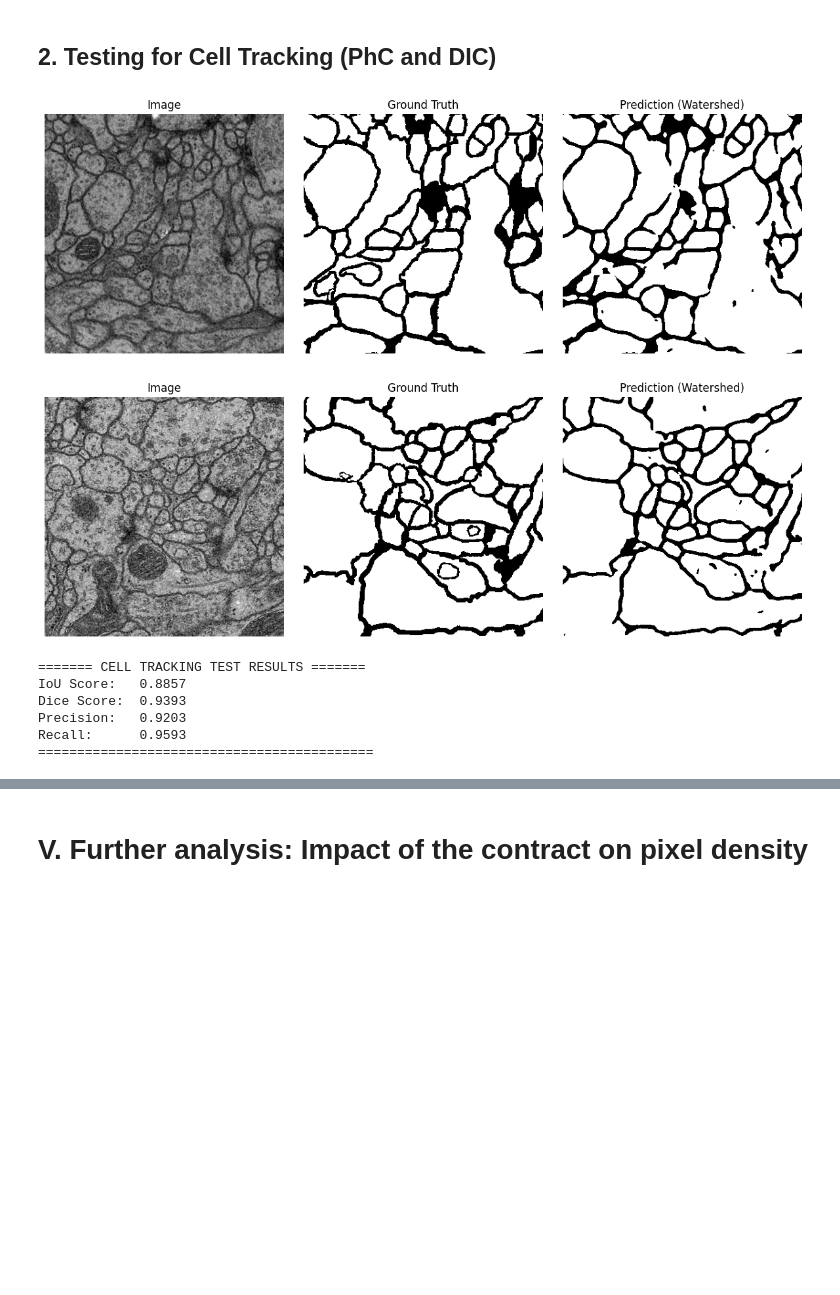
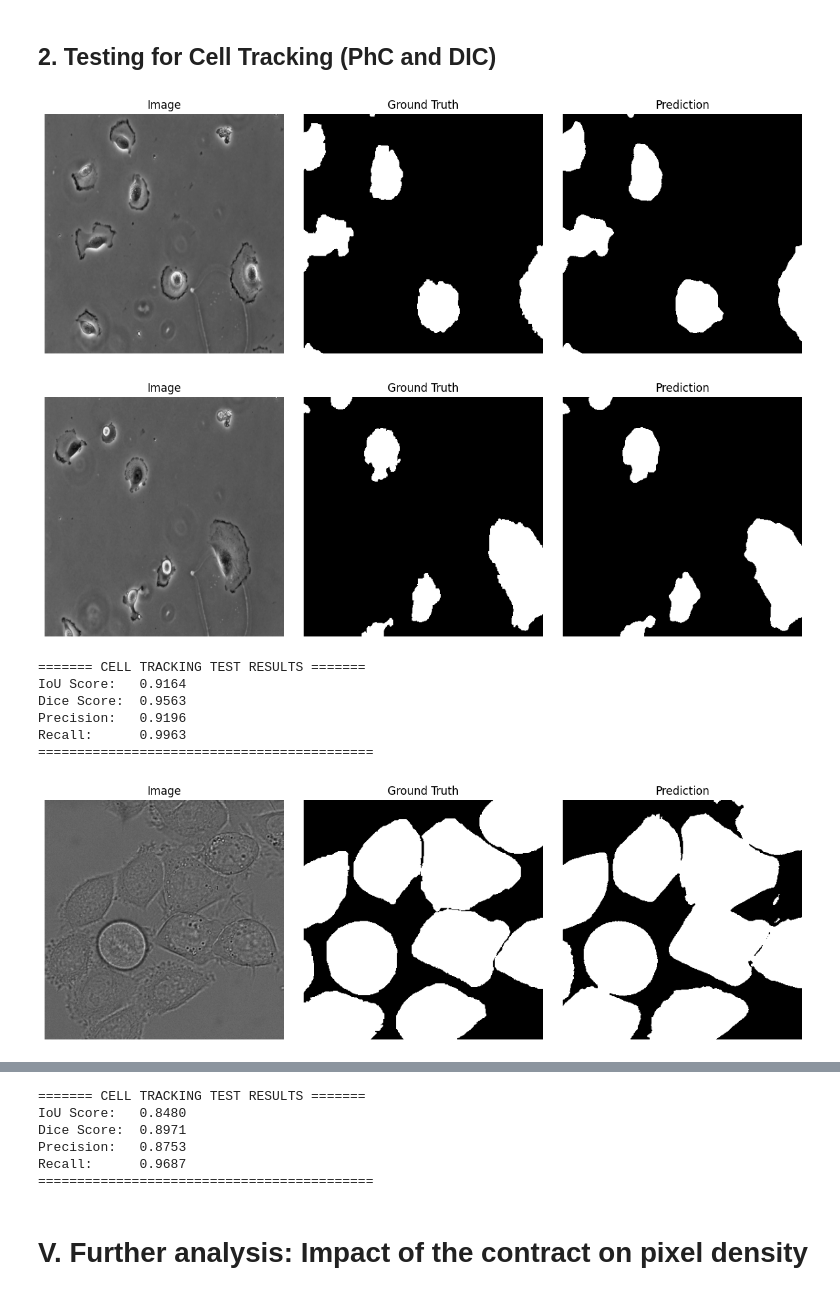
Before and after one commit to A0404/MLA_UNet, a Jupyter notebook: notebooks/notebook.ipynb, the cells around one changed output, grey strips where cells are left out. Drawn from its saved outputs; the diff is of its cells as text; code cells hidden in the pictures; blank space fills up the shorter version.

Commit message:
Refining and beginning of the cleaning process

```diff
--- a/notebooks/notebook.ipynb
+++ b/notebooks/notebook.ipynb
@@ -114,8 +147,12 @@ Dataset split: 21 train | 4 val | 5 test
 # %% [markdown]
 ## 1. Training
 # %%
-resume = False  # Change to True to resume training from last checkpoint
+resume = False  # True to resume training from last checkpoint
 
 importlib.reload(train)
-model, train_losses, val_losses = train.train_model(model_dir, model_save, train_ds, val_ds, device, resume)
+for i in range(len(model_save_liste)):
+    model_save, train_ds, val_ds = model_save_liste[i], train_ds_liste[i], val_ds_liste[i]
+    print(model_save, train_ds, val_ds)
+
+    model, train_losses, val_losses, recall_liste, val_recall = train.train_model(model_dir, model_save, train_ds, val_ds, device, resume)
 # %% [output]
@@ -136,22 +176,28 @@ Model saved as unet_isbi.pth in d:\Documents_\_5e_Annee\MLA\Projet\saved_models
 # %% [markdown]
 ## 2. Evolution of training model
 # %%
-def plot_training_curves(train_losses, val_losses):
+def plot_training_curves(model_save, train_losses, val_losses, recall_liste, val_recall):
     """Plot training and validation loss curves."""
+    x = 10           # Coefficient for not visualizing the beginning
     plt.figure(figsize=(10, 5))
-    plt.plot(train_losses, label=f"Train Loss")
-    plt.plot(val_losses, label=f"Val Loss")
-    plt.title("Training Loss")
+    plt.plot(range(x, len(train_losses)), train_losses[x:], label=f"Train Loss")
+    plt.plot(range(x, len(val_losses)), val_losses[x:], label=f"Val Loss")
+    #plt.plot(range(x, len(recall_liste)), recall_liste[x:], label=f"Recall")
+    plt.plot(range(x, len(val_recall)), val_recall[x:], label=f"Val Loss/Recall")
+    plt.title(model_save)
     plt.xlabel("Epoch")
-    plt.ylabel("Loss")
+    plt.ylabel("Amplitude")
     plt.legend()
     plt.grid(True)
     plt.show()
 
-# Load training and validation losses
-data = torch.load(save_path)
-train_losses, val_losses = data["train_losses"], data["val_losses"]
+for i in range(len(model_save_liste)):
+    save_path, model_save = save_path_liste[i], model_save_liste[i]
 
-# Get some sample images and masks from the test set
-plot_training_curves(train_losses, val_losses)
+    # Load training and validation losses
+    data = torch.load(save_path, weights_only=True)
+    train_losses, val_losses, recall_liste, val_recall = data["train_losses"], data["val_losses"], data["recall_liste"], data["val_recall"]
+
+    # Get some sample images and masks from the test set
+    plot_training_curves(model_save, train_losses, val_losses, recall_liste, val_recall)
 # %% [output]
@@ -165,5 +213,7 @@ plot_training_curves(train_losses, val_losses)
 importlib.reload(test)
 importlib.reload(metrics)
 
+save_path = save_path_liste[0]
+test_ds = test_ds_liste[0]
 mean_warp, mean_rand, mean_pix, mean_prec, mean_rec = test.test_em_unet(save_path, test_ds, device)
 # %% [output]
@@ -182,13 +232,18 @@ Recall:        0.9373
 # %%
 # Test the model
 importlib.reload(test)
-mean_iou, mean_dice, mean_prec, mean_rec = test.test_cell_tracking_unet(save_path, test_ds, device)
+
+for i in range(len(save_path_liste[1:])):
+    save_path, test_ds = save_path_liste[i+1], test_ds_liste[i+1]
+
+    mean_iou, mean_dice, mean_prec, mean_rec = test.test_cell_tracking_unet(save_path, test_ds, device)
 # %% [output]
-[figure, old version]
+[figure, new version]
-[figure, old version]
+[figure, new version]
 ======= CELL TRACKING TEST RESULTS =======
-IoU Score:   0.8857
-Dice Score:  0.9393
-Precision:   0.9203
-Recall:      0.9593
+IoU Score:   0.9164
+Dice Score:  0.9563
+Precision:   0.9196
+Recall:      0.9963
 ===========================================
+[figure, added]
@@ -195,3 +251,9 @@ Recall:      0.9593
+======= CELL TRACKING TEST RESULTS =======
+IoU Score:   0.8480
+Dice Score:  0.8971
+Precision:   0.8753
+Recall:      0.9687
+===========================================
 # %% [markdown]
 # V. Further analysis: Impact of the contract on pixel density
 # %%
```
Also changed, not shown: parts of 9 cells of this notebook, 9 other files.
